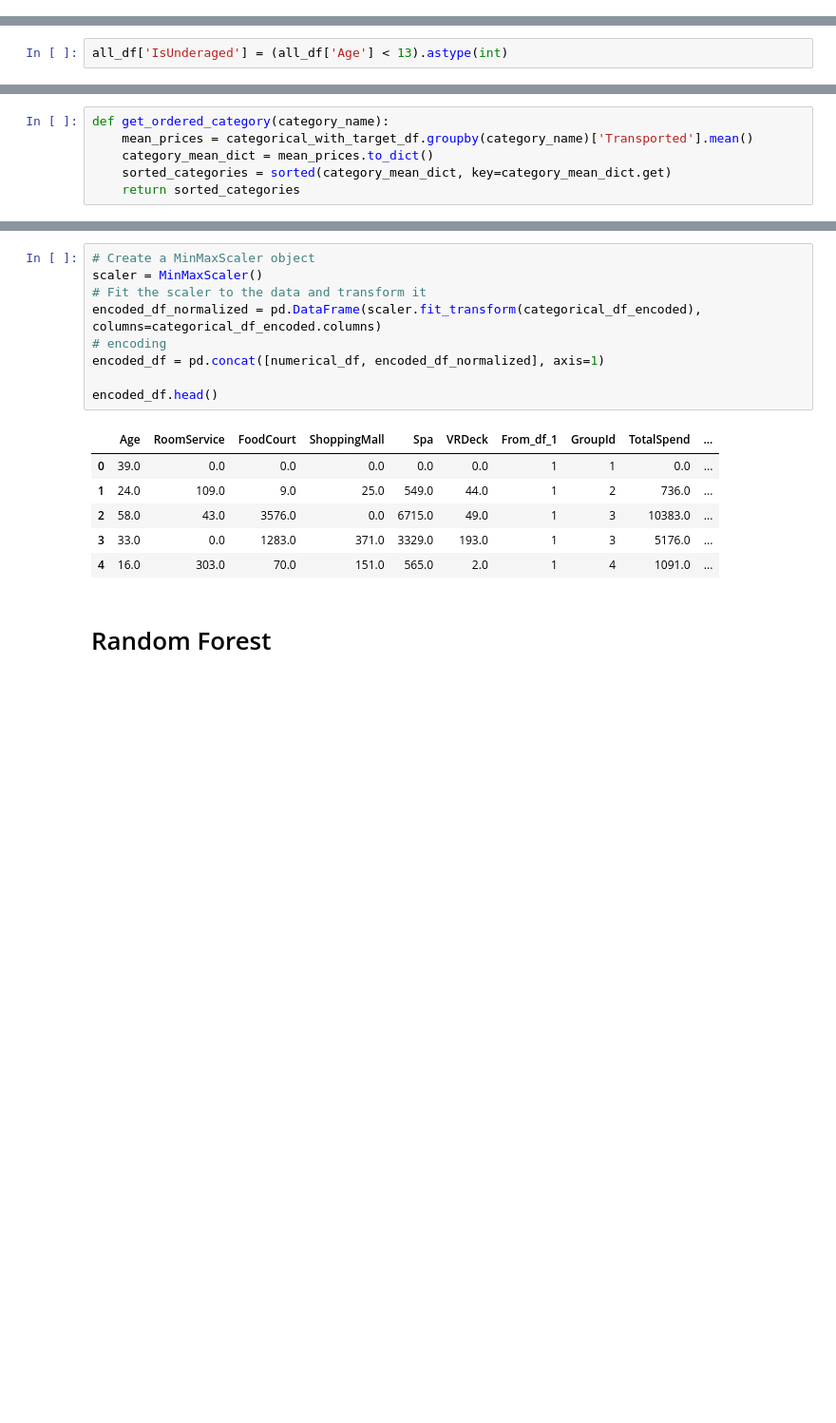
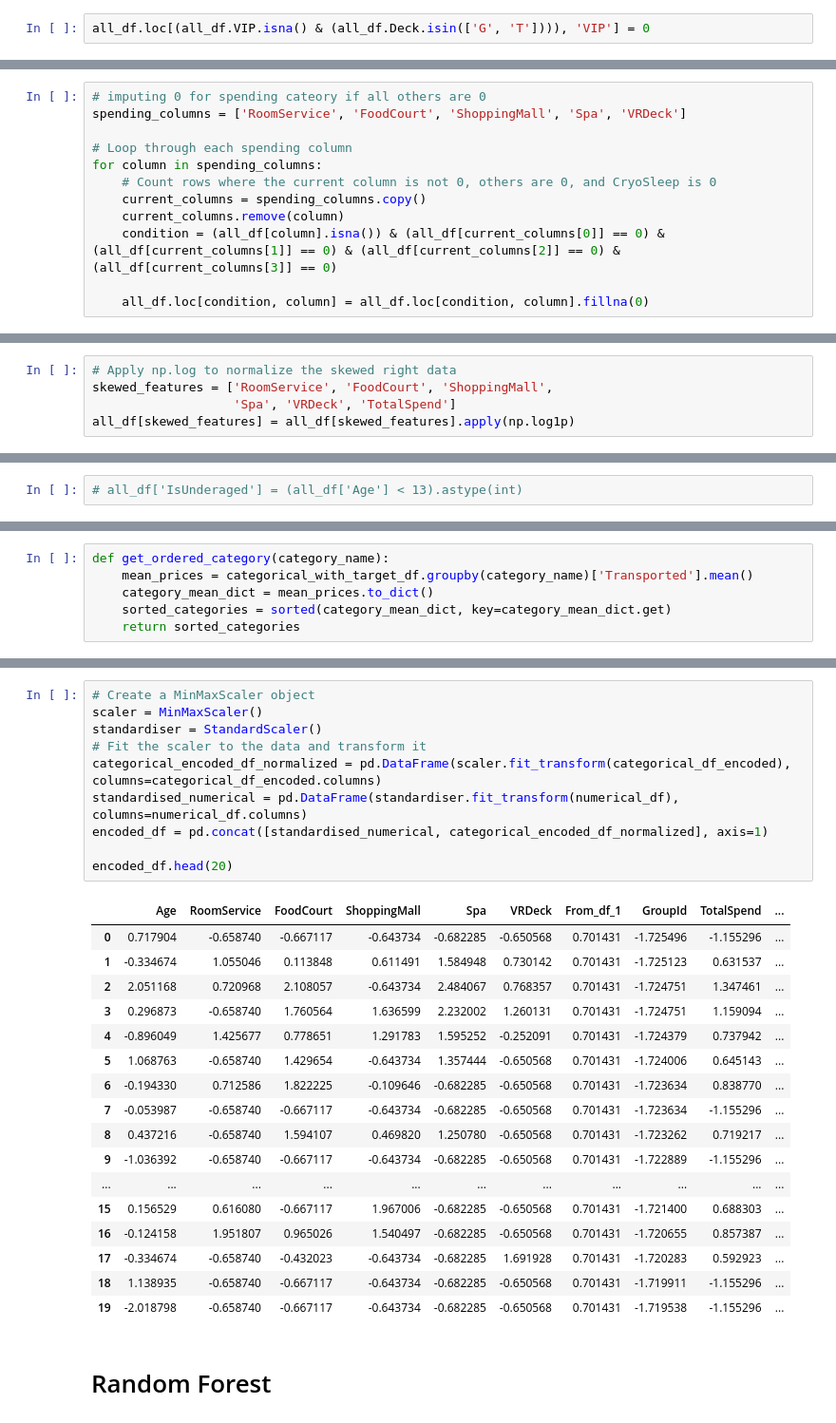
Before and after one commit to samcohen1/BigMenDoingASecondProject, a Jupyter notebook: project.ipynb, the cells around one changed output, grey strips where cells are left out. Shown: that part at 95% size. Cells and saved outputs as stored; diff of their text form; blank space fills up the shorter version.

```diff
--- a/project.ipynb
+++ b/project.ipynb
@@ -434,3 +484,5 @@ all_df.loc[cryo, vip_column] = all_df.loc[cryo, vip_column].fillna(0)
+# %%
+all_df.loc[(all_df.VIP.isna() & (all_df.Deck.isin(['G', 'T']))), 'VIP'] = 0
 # %% [markdown]
 Spending Nans
 # %%
@@ -474,3 +559,15 @@ all_df.loc[under_aged, spending_columns] = all_df.loc[under_aged, spending_colum
+# %%
+# imputing 0 for spending cateory if all others are 0
+spending_columns = ['RoomService', 'FoodCourt', 'ShoppingMall', 'Spa', 'VRDeck']
+
+# Loop through each spending column
+for column in spending_columns:
+    # Count rows where the current column is not 0, others are 0, and CryoSleep is 0
+    current_columns = spending_columns.copy()
+    current_columns.remove(column)
+    condition = (all_df[column].isna()) & (all_df[current_columns[0]] == 0) & (all_df[current_columns[1]] == 0) & (all_df[current_columns[2]] == 0) & (all_df[current_columns[3]] == 0)
+
+    all_df.loc[condition, column] = all_df.loc[condition, column].fillna(0)
 # %% [markdown]
 ### TODO: Fix top graph
 # %%
@@ -696,0 +798,5 @@ dtype: int64
+# %%
+# Apply np.log to normalize the skewed right data
+skewed_features = ['RoomService', 'FoodCourt', 'ShoppingMall',
+                   'Spa', 'VRDeck', 'TotalSpend']
+all_df[skewed_features] = all_df[skewed_features].apply(np.log1p)
@@ -697,5 +807,5 @@ dtype: int64
 # %%
-all_df['IsUnderaged'] = (all_df['Age'] < 13).astype(int)
+# all_df['IsUnderaged'] = (all_df['Age'] < 13).astype(int)
 # %% [markdown]
 # Data Encoding
 # %%
@@ -794,19 +899,31 @@ plt.show()
 # %%
 # Create a MinMaxScaler object
 scaler = MinMaxScaler()
+standardiser = StandardScaler()
 # Fit the scaler to the data and transform it
-encoded_df_normalized = pd.DataFrame(scaler.fit_transform(categorical_df_encoded), columns=categorical_df_encoded.columns)
-# encoding
-encoded_df = pd.concat([numerical_df, encoded_df_normalized], axis=1)
+categorical_encoded_df_normalized = pd.DataFrame(scaler.fit_transform(categorical_df_encoded), columns=categorical_df_encoded.columns)
+standardised_numerical = pd.DataFrame(standardiser.fit_transform(numerical_df), columns=numerical_df.columns)
+encoded_df = pd.concat([standardised_numerical, categorical_encoded_df_normalized], axis=1)
 
-encoded_df.head()
+encoded_df.head(20)
 # %% [output]
 |  | Age | RoomService | FoodCourt | ShoppingMall | Spa | VRDeck | From_df_1 | GroupId | TotalSpend | ... |
-| 0 | 39.0 | 0.0 | 0.0 | 0.0 | 0.0 | 0.0 | 1 | 1 | 0.0 | ... |
-| 1 | 24.0 | 109.0 | 9.0 | 25.0 | 549.0 | 44.0 | 1 | 2 | 736.0 | ... |
-| 2 | 58.0 | 43.0 | 3576.0 | 0.0 | 6715.0 | 49.0 | 1 | 3 | 10383.0 | ... |
-| 3 | 33.0 | 0.0 | 1283.0 | 371.0 | 3329.0 | 193.0 | 1 | 3 | 5176.0 | ... |
-| 4 | 16.0 | 303.0 | 70.0 | 151.0 | 565.0 | 2.0 | 1 | 4 | 1091.0 | ... |
+| 0 | 0.717904 | -0.658740 | -0.667117 | -0.643734 | -0.682285 | -0.650568 | 0.701431 | -1.725496 | -1.155296 | ... |
+| 1 | -0.334674 | 1.055046 | 0.113848 | 0.611491 | 1.584948 | 0.730142 | 0.701431 | -1.725123 | 0.631537 | ... |
+| 2 | 2.051168 | 0.720968 | 2.108057 | -0.643734 | 2.484067 | 0.768357 | 0.701431 | -1.724751 | 1.347461 | ... |
+| 3 | 0.296873 | -0.658740 | 1.760564 | 1.636599 | 2.232002 | 1.260131 | 0.701431 | -1.724751 | 1.159094 | ... |
+| 4 | -0.896049 | 1.425677 | 0.778651 | 1.291783 | 1.595252 | -0.252091 | 0.701431 | -1.724379 | 0.737942 | ... |
+| 5 | 1.068763 | -0.658740 | 1.429654 | -0.643734 | 1.357444 | -0.650568 | 0.701431 | -1.724006 | 0.645143 | ... |
+| 6 | -0.194330 | 0.712586 | 1.822225 | -0.109646 | -0.682285 | -0.650568 | 0.701431 | -1.723634 | 0.838770 | ... |
+| 7 | -0.053987 | -0.658740 | -0.667117 | -0.643734 | -0.682285 | -0.650568 | 0.701431 | -1.723634 | -1.155296 | ... |
+| 8 | 0.437216 | -0.658740 | 1.594107 | 0.469820 | 1.250780 | -0.650568 | 0.701431 | -1.723262 | 0.719217 | ... |
+| 9 | -1.036392 | -0.658740 | -0.667117 | -0.643734 | -0.682285 | -0.650568 | 0.701431 | -1.722889 | -1.155296 | ... |
+| ... | ... | ... | ... | ... | ... | ... | ... | ... | ... | ... |
+| 15 | 0.156529 | 0.616080 | -0.667117 | 1.967006 | -0.682285 | -0.650568 | 0.701431 | -1.721400 | 0.688303 | ... |
+| 16 | -0.124158 | 1.951807 | 0.965026 | 1.540497 | -0.682285 | -0.650568 | 0.701431 | -1.720655 | 0.857387 | ... |
+| 17 | -0.334674 | -0.658740 | -0.432023 | -0.643734 | -0.682285 | 1.691928 | 0.701431 | -1.720283 | 0.592923 | ... |
+| 18 | 1.138935 | -0.658740 | -0.667117 | -0.643734 | -0.682285 | -0.650568 | 0.701431 | -1.719911 | -1.155296 | ... |
+| 19 | -2.018798 | -0.658740 | -0.667117 | -0.643734 | -0.682285 | -0.650568 | 0.701431 | -1.719538 | -1.155296 | ... |
 # %% [markdown]
 # Random Forest
 # %%
```
Also changed, not shown: parts of 18 cells of this notebook.
